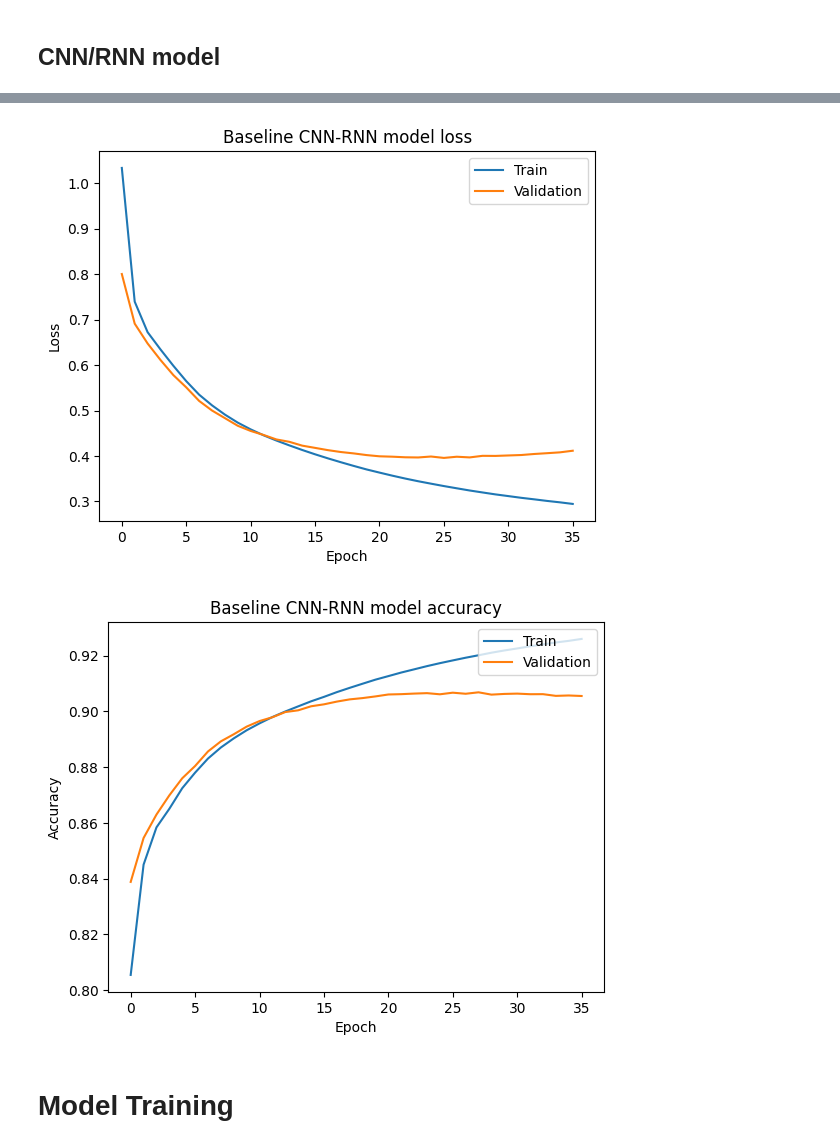
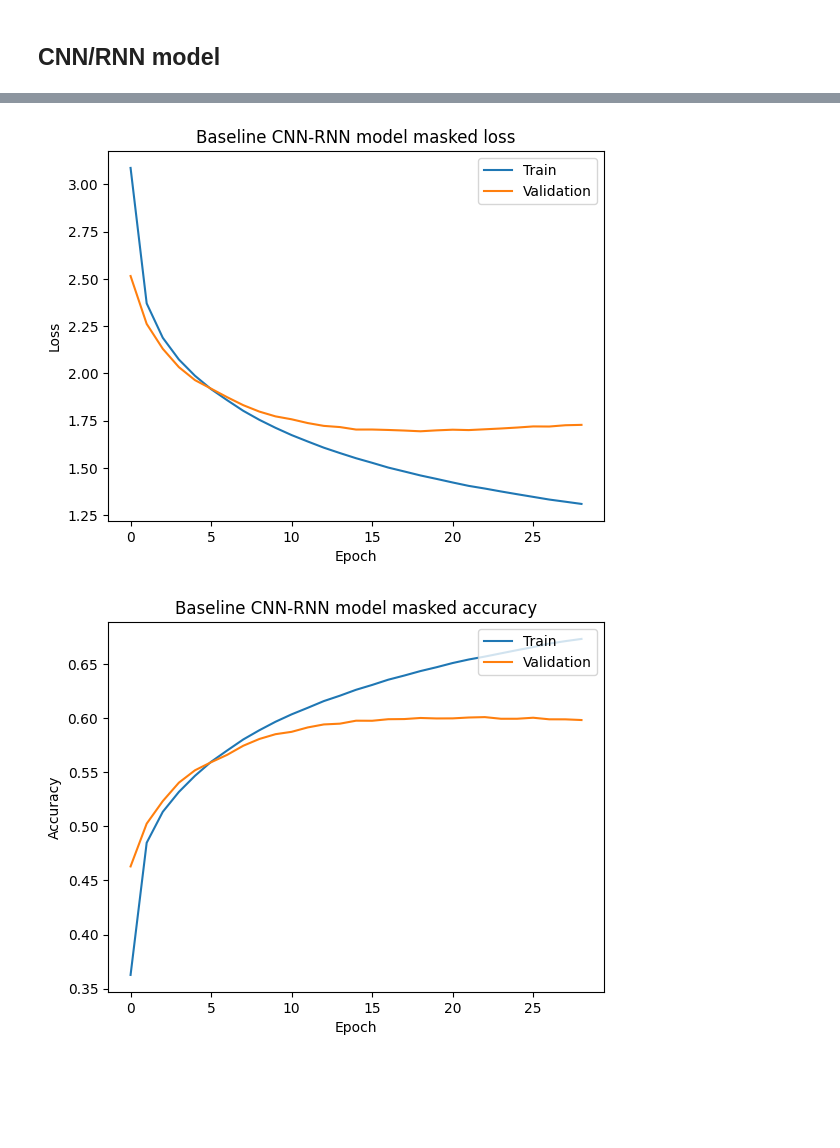
Before and after one commit to osjayaprakash/deeplearning, a Jupyter notebook: transformer_model.ipynb, the cells around one changed output, grey strips where cells are left out. Drawn from its saved outputs; the diff is of its cells as text; code cells hidden in the pictures; blank space fills up the shorter version.

```diff
--- a/transformer_model.ipynb
+++ b/transformer_model.ipynb
@@ -668,6 +673,0 @@ def sequence_to_text(sequence):
-# %%
-vocab_size, max_seq_length = fit_tokenizer(train_latex_texts)
-train_sequences = prepare_sequences(train_latex_texts, max_seq_length)
-max_seq_len1 = max_seq_length - 1
-train_sequences = np.expand_dims(train_sequences, -1)
-lstm_units = 256
@@ -693,7 +693,7 @@ def build_rnn_encoder(decoder_input, encoder_output, target_vocab_size, max_seq_
 
     decoder_lstm_input = tf.keras.layers.Concatenate(axis=-1)([encoder_output, embedded_seq])
     decoder_lstm = LSTM(lstm_units, return_sequences=True)(decoder_lstm_input)
-    decoder_output = TimeDistributed(Dense(target_vocab_size, activation="softmax"))(decoder_lstm)
+    decoder_output = TimeDistributed(Dense(target_vocab_size))(decoder_lstm)
 
     return Model(inputs=[decoder_input, encoder_output], outputs= decoder_output)
 # %%
@@ -709,7 +709,7 @@ def build_model(input_shape, target_vocab_size, max_seq_len_1):
     decoder_output = decoder([decoder_input, encoder_output])
     return Model(inputs=[image_input, decoder_input], outputs=decoder_output)
 # %%
-model = build_model([50, 200, 1], vocab_size, max_seq_len_1)
+model = build_model([50, 200, 1], tokenizer.vocabulary_size(), 151)
 #transformer_model = Transformer(tokenizer, output_layer=output_layer, units=128, dropout_rate=0.5, num_layers=2, num_heads=2)
 # %%
 model.summary()
@@ -732,7 +732,7 @@ Trainable params: 6058753 (23.11 MB)
 Non-trainable params: 0 (0.00 Byte)
 __________________________________________________________________________________________________
 # %%
-model.compile(optimizer='adam', loss='sparse_categorical_crossentropy', metrics=['accuracy'])
+model.compile(optimizer='adam', loss=masked_loss, metrics=[masked_acc])
 #tf.keras.optimizers.AdamW(learning_rate=learning_rate, weight_decay=weight_decay)
 early_stopping = tf.keras.callbacks.EarlyStopping(
     monitor='val_loss',  # Metric to monitor
@@ -775,21 +775,21 @@ Epoch 36/100
 # %%
 plt.plot(history.history['loss'])
 plt.plot(history.history['val_loss'])
-plt.title('Baseline CNN-RNN model loss')
+plt.title('Baseline CNN-RNN model masked loss')
 plt.ylabel('Loss')
 plt.xlabel('Epoch')
 plt.legend(['Train', 'Validation'], loc='upper right')
 plt.show()
 # %% [output]
-[figure, old version]
+[figure, new version]
 # %%
-plt.plot(history.history['accuracy'])
-plt.plot(history.history['val_accuracy'])
-plt.title('Baseline CNN-RNN model accuracy')
+plt.plot(history.history['masked_acc'])
+plt.plot(history.history['val_masked_acc'])
+plt.title('Baseline CNN-RNN model masked accuracy')
 plt.ylabel('Accuracy')
 plt.xlabel('Epoch')
 plt.legend(['Train', 'Validation'], loc='upper right')
 plt.show()
 # %% [output]
-[figure, old version]
+[figure, new version]
 # %%
@@ -797,2 +796,0 @@ model.save('baseline.keras')
-# %% [markdown]
-# Model Training
```
Also changed, not shown: parts of 35 cells of this notebook.
